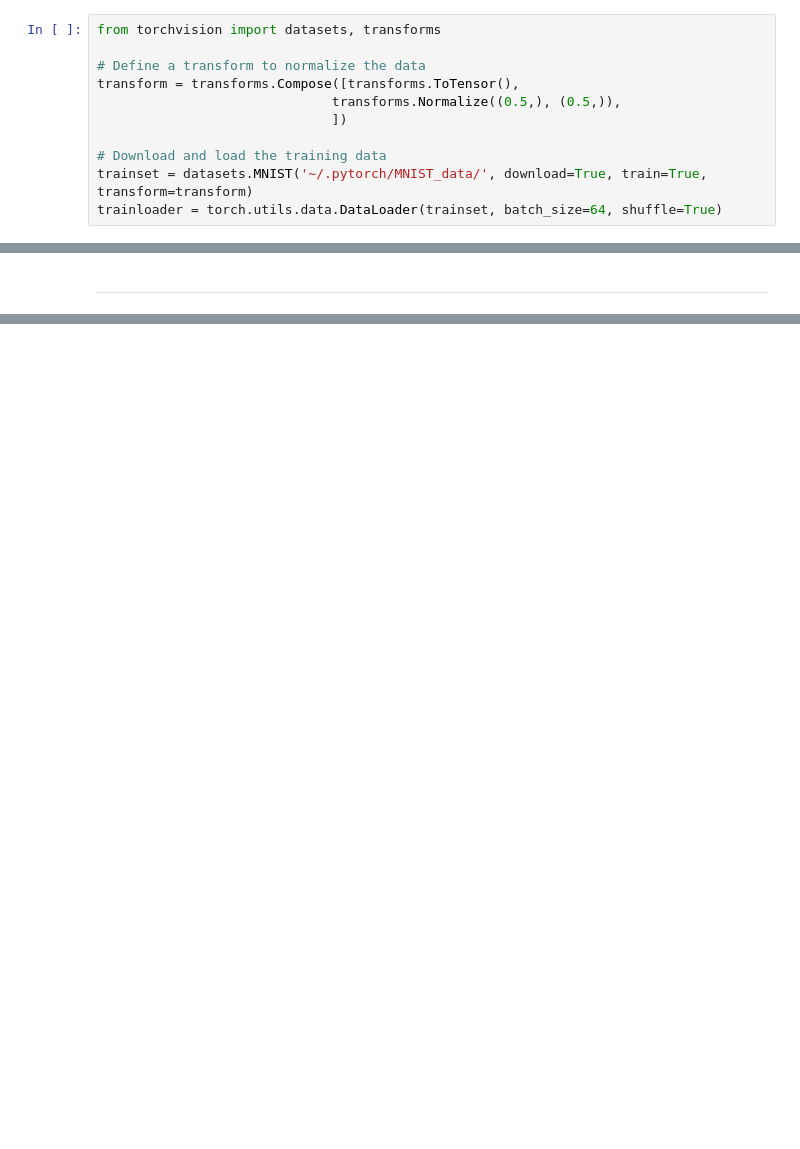
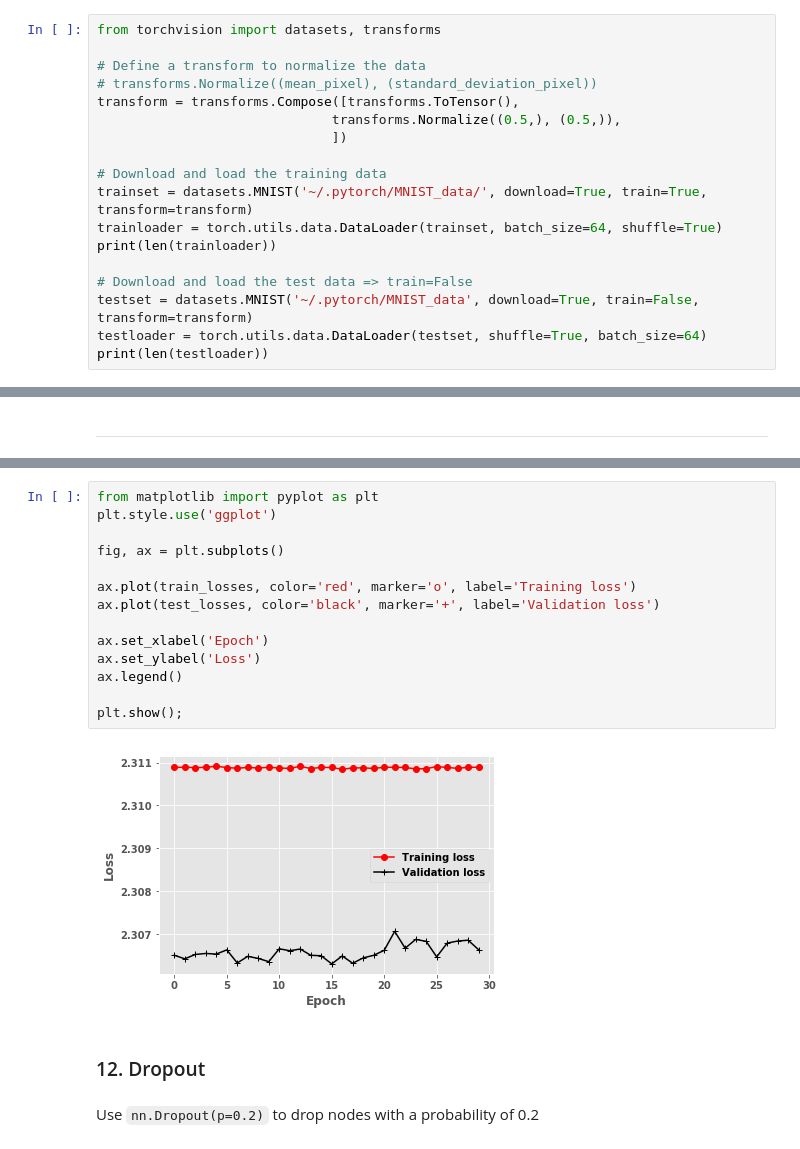
Before and after one commit to nabhanabdulla/Secure_and_private_ai, a Jupyter notebook: Course/Lesson 2/notes.ipynb, the cells around one changed output, grey strips where cells are left out. Cells and saved outputs as stored; diff of their text form; blank space fills up the shorter version.

```diff
--- a/Course/Lesson 2/notes.ipynb
+++ b/Course/Lesson 2/notes.ipynb
@@ -102,6 +104,7 @@ array([[1.25221221, 1.47649258, 1.36324974],
 from torchvision import datasets, transforms
 
 # Define a transform to normalize the data
+# transforms.Normalize((mean_pixel), (standard_deviation_pixel))
 transform = transforms.Compose([transforms.ToTensor(),
                               transforms.Normalize((0.5,), (0.5,)),
                               ])
@@ -109,3 +112,9 @@ transform = transforms.Compose([transforms.ToTensor(),
 # Download and load the training data
 trainset = datasets.MNIST('~/.pytorch/MNIST_data/', download=True, train=True, transform=transform)
 trainloader = torch.utils.data.DataLoader(trainset, batch_size=64, shuffle=True)
+print(len(trainloader))
+
+# Download and load the test data => train=False
+testset = datasets.MNIST('~/.pytorch/MNIST_data', download=True, train=False, transform=transform)
+testloader = torch.utils.data.DataLoader(testset, shuffle=True, batch_size=64)
+print(len(testloader))
@@ -435,0 +619,20 @@ plt.tight_layout()
+# %%
+from matplotlib import pyplot as plt
+plt.style.use('ggplot')
+
+fig, ax = plt.subplots()
+
+ax.plot(train_losses, color='red', marker='o', label='Training loss')
+ax.plot(test_losses, color='black', marker='+', label='Validation loss')
+
+ax.set_xlabel('Epoch')
+ax.set_ylabel('Loss')
+ax.legend()
+
+plt.show();
+# %% [output]
+[figure, added]
+# %% [markdown]
+### 12. Dropout
+# %% [markdown]
+Use `nn.Dropout(p=0.2)` to drop nodes with a probability of 0.2
```
Also changed, not shown: parts of 15 cells of this notebook.
